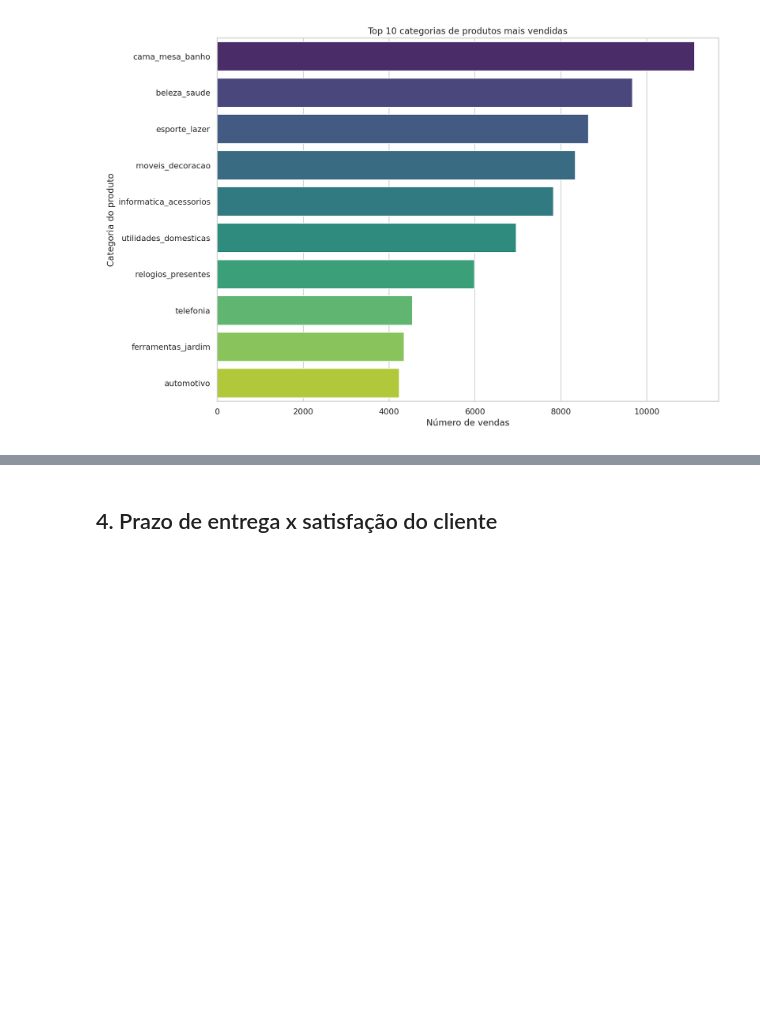
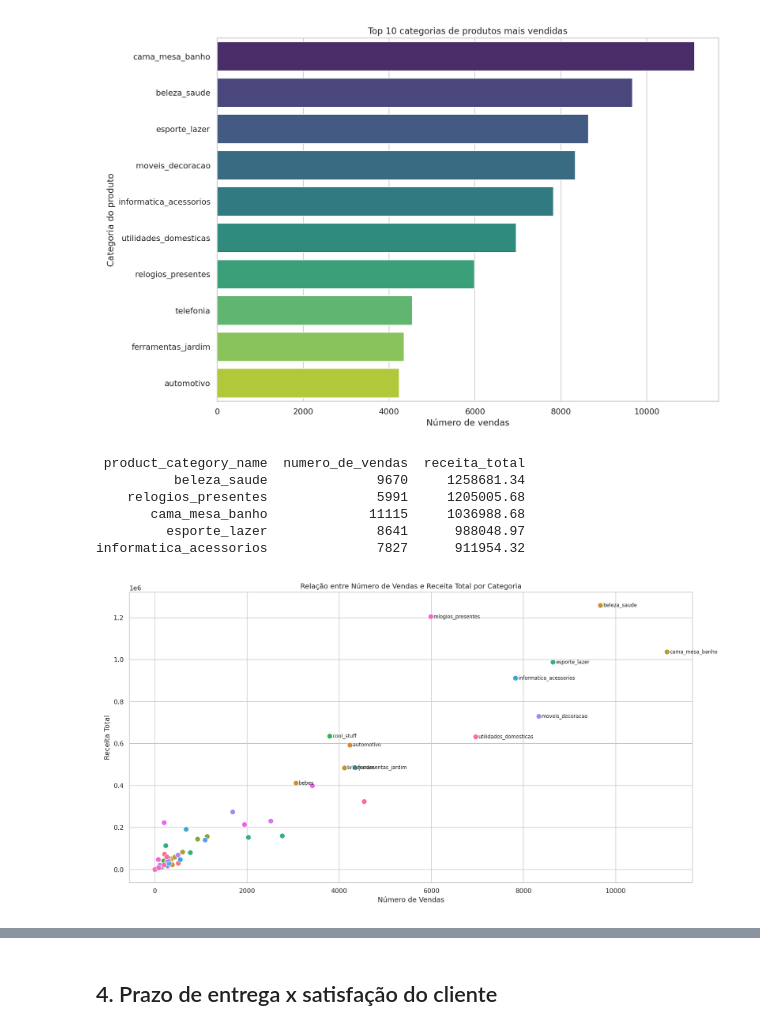
Before and after one commit to L-menezess/projeto-olist, a Jupyter notebook: notebooks/analise_vendas_olist.ipynb, the cells around one changed output, grey strips where cells are left out. Cells and saved outputs as stored; diff of their text form; code cells hidden in the pictures; blank space fills up the shorter version.

```diff
--- a/notebooks/analise_vendas_olist.ipynb
+++ b/notebooks/analise_vendas_olist.ipynb
@@ -105,3 +105,41 @@ print(top_categories.head(5).to_string(index=False))
       moveis_decoracao             8334
 informatica_acessorios             7827
 [figure]
+# %%
+agg = df_items.groupby('product_category_name').agg(
+    numero_de_vendas=('order_id', 'count'),
+    receita_total=('price', 'sum')
+).reset_index() if 'df_items' in dir() else None
+
+# (recalculando a partir de order_items + products para garantir independência da célula anterior)
+agg = pd.merge(order_items, products[['product_id', 'product_category_name']], on='product_id', how='left')
+agg = agg.dropna(subset=['product_category_name'])
+agg = agg.groupby('product_category_name').agg(
+    numero_de_vendas=('order_id', 'count'),
+    receita_total=('price', 'sum')
+).reset_index()
+
+plt.figure(figsize=(15, 8))
+palette = sns.color_palette("husl", n_colors=agg['product_category_name'].nunique())
+sns.scatterplot(data=agg, x='numero_de_vendas', y='receita_total',
+                 hue='product_category_name', palette=palette, s=80, legend=False)
+
+destaque = agg.sort_values('receita_total', ascending=False).head(12)
+for _, row in destaque.iterrows():
+    plt.text(row['numero_de_vendas'] + 60, row['receita_total'], row['product_category_name'],
+              fontsize=8.5, va='center')
+
+plt.title('Relação entre Número de Vendas e Receita Total por Categoria')
+plt.xlabel('Número de Vendas'); plt.ylabel('Receita Total')
+plt.tight_layout()
+plt.show()
+
+print(agg.sort_values('receita_total', ascending=False).head(5).to_string(index=False))
+# %% [output]
+ product_category_name  numero_de_vendas  receita_total
+          beleza_saude              9670     1258681.34
+    relogios_presentes              5991     1205005.68
+       cama_mesa_banho             11115     1036988.68
+         esporte_lazer              8641      988048.97
+informatica_acessorios              7827      911954.32
+[figure, added]
```
Also changed, not shown: parts of 1 cell of this notebook, 2 other files.
